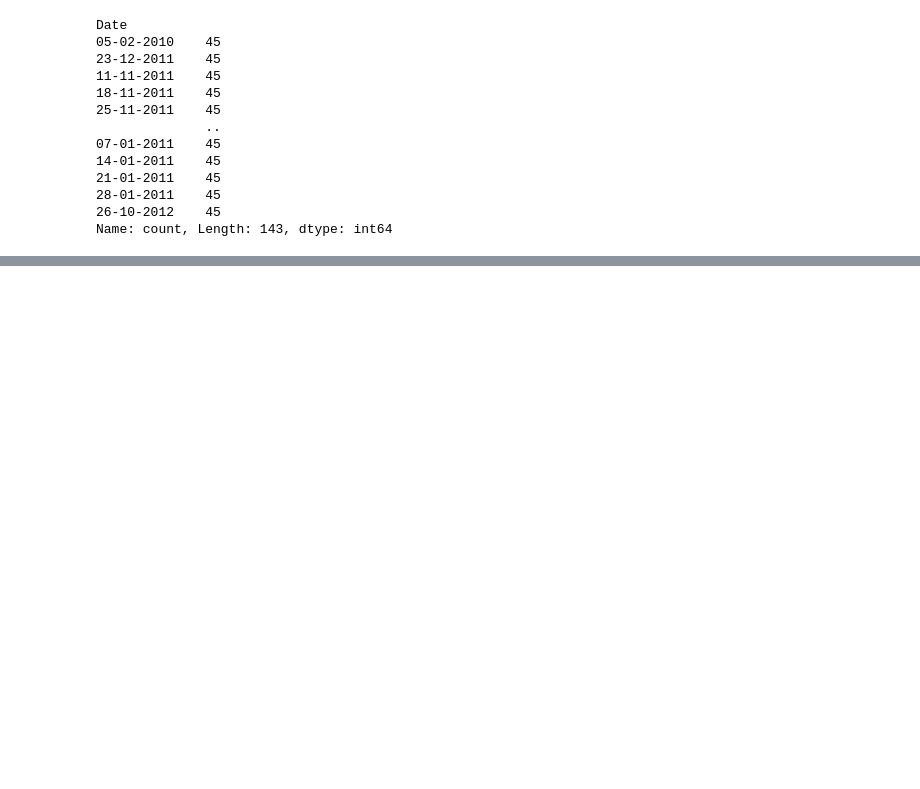
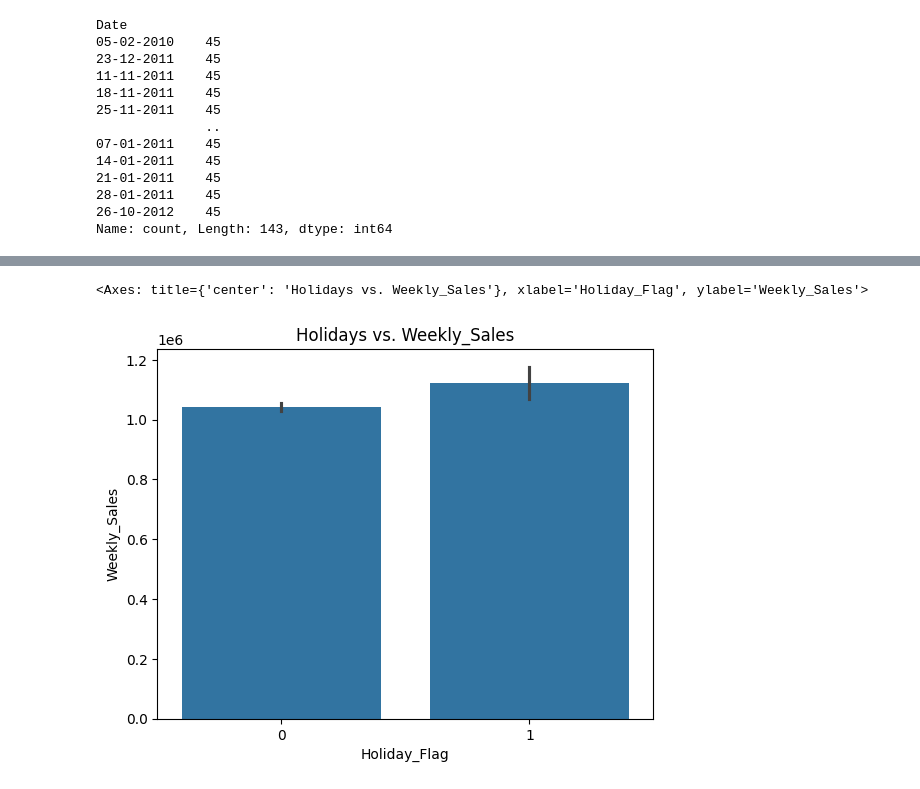
Before and after one commit to TangoMango223/walmart_analysis, a Jupyter notebook: analysis.ipynb, the cells around one changed output, grey strips where cells are left out. Cells and saved outputs as stored; diff of their text form; code cells hidden in the pictures; blank space fills up the shorter version.

```diff
--- a/analysis.ipynb
+++ b/analysis.ipynb
@@ -165,0 +267,6 @@ Name: count, Length: 143, dtype: int64
+# %%
+# Convert to python datetime variable.
+df["New_Date"] = pd.to_datetime(df["Date"], format = '%d-%m-%Y')
+
+# Check, it was successful:
+df.info()
@@ -165,0 +290,10 @@ Name: count, Length: 143, dtype: int64
+# %%
+# Let's extract year, month from the data. We can also feature-engineer "quarters" from this data as well.
+df["Month"] = df["New_Date"].dt.month
+df["Year"] = df["New_Date"].dt.year
+df["Day"] = df["New_Date"].dt.day
+df['DayOfWeek'] = df["New_Date"].dt.day_name()
+# %%
+# Compare weekdays vs. weekends.
+# Nevermind we cannot compare, it looks like the entire dataset is collected on Fridays...
+df["Weekend_Flag"] = df["DayOfWeek"].apply(lambda x: 1 if x in ["Saturday", "Sunday"] else 0)
@@ -165,0 +312,7 @@ Name: count, Length: 143, dtype: int64
+# %%
+# Holiday Flag vs. Weekly Sales
+plt.title("Holidays vs. Weekly_Sales")
+sns.barplot(data = df, x ="Holiday_Flag", y = "Weekly_Sales")
+# %% [output]
+<Axes: title={'center': 'Holidays vs. Weekly_Sales'}, xlabel='Holiday_Flag', ylabel='Weekly_Sales'>
+[figure, added]
```
Also changed, not shown: parts of 16 cells of this notebook.
